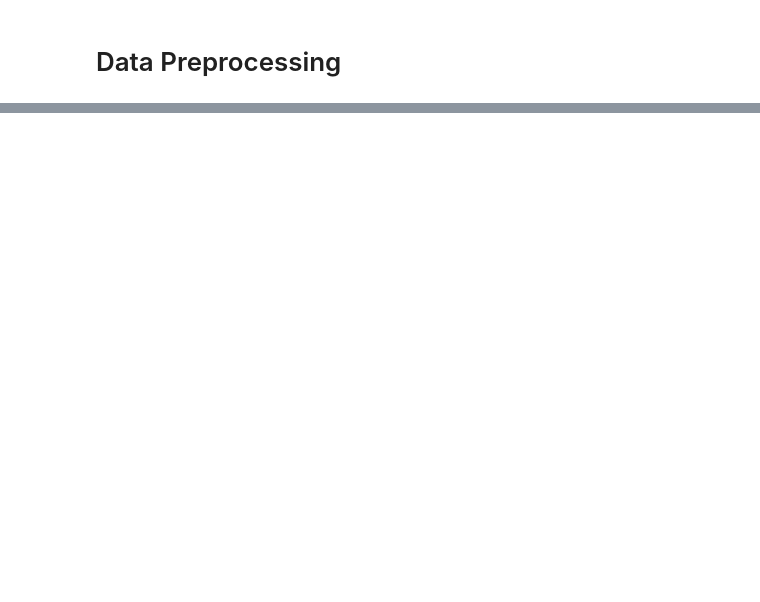
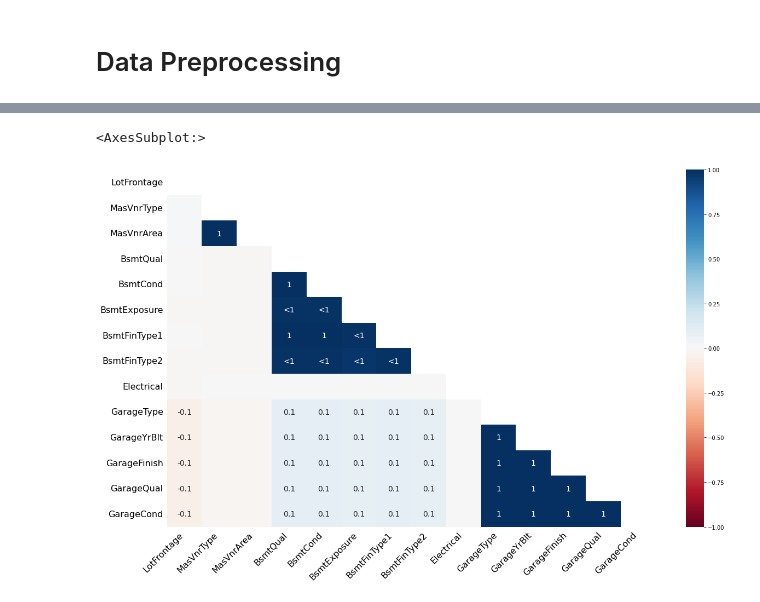
Before and after one commit to Harrychih/House-Prices---Advanced-Regression-Techniques, a Jupyter notebook: project.ipynb, the cells around one changed output, grey strips where cells are left out. Saved outputs shown, nothing was run; the diff lists cells and outputs as text; code cells hidden in the pictures; blank space fills up the shorter version.

```diff
--- a/project.ipynb
+++ b/project.ipynb
@@ -26,0 +49,5 @@ print('um of features:, fit.n_features)
+# %%
+msno.heatmap(train)
+# %% [output]
+<AxesSubplot:>
+[figure, added]
```
Also changed, not shown: parts of 24 cells of this notebook.
